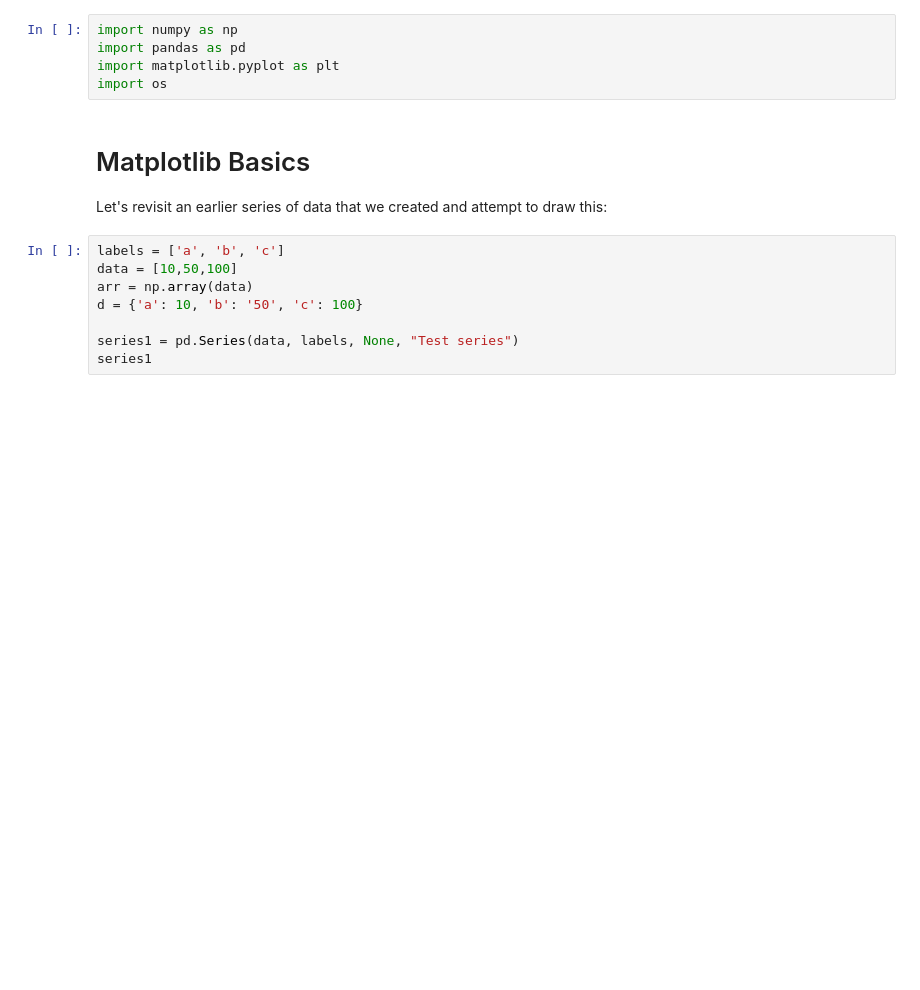
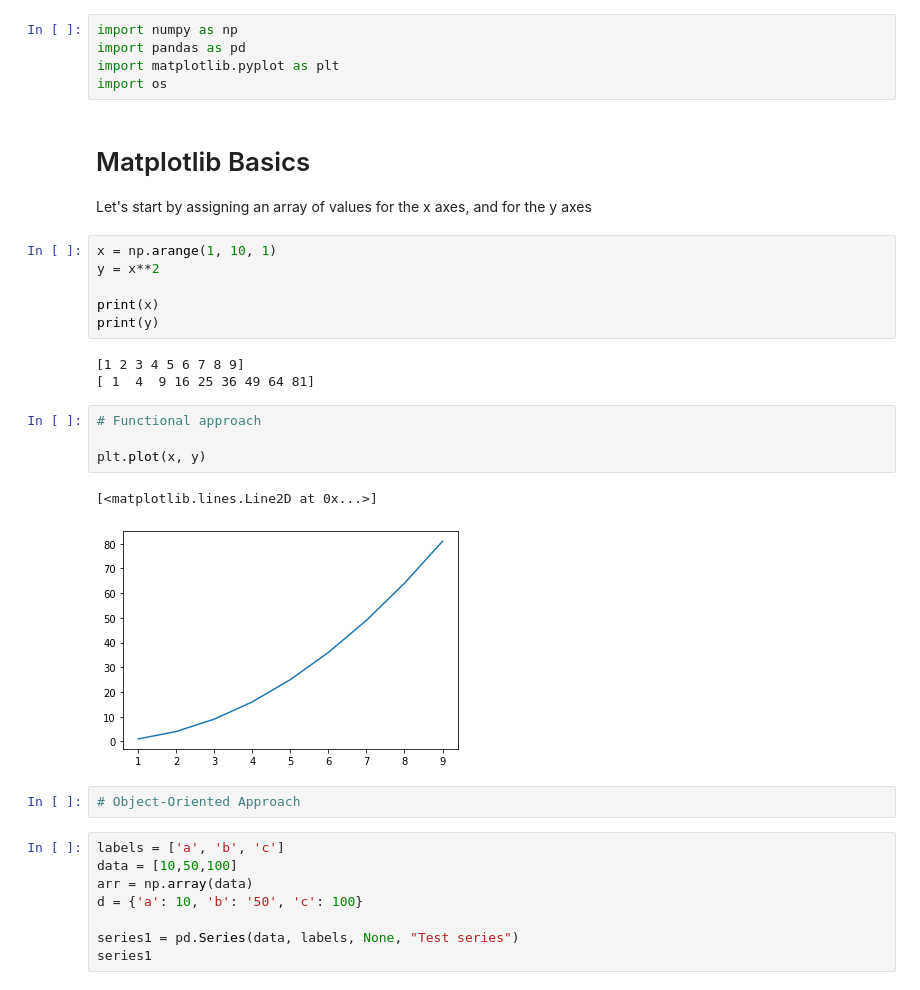
Before and after one commit to arutsh/Python-Programming-for-Data-Science-Part-1, a Jupyter notebook: lectures/07 - Matplotlib_basics.ipynb, the cells around one changed output. Cells and saved outputs as stored; diff of their text form; blank space fills up the shorter version.

```diff
--- a/lectures/07 - Matplotlib_basics.ipynb
+++ b/lectures/07 - Matplotlib_basics.ipynb
@@ -13,7 +13,25 @@ import os
 # %% [markdown]
 # Matplotlib Basics
 
-Let's revisit an earlier series of data that we created and attempt to draw this:
+Let's start by assigning an array of values for the x axes, and for the y axes
+# %%
+x = np.arange(1, 10, 1)
+y = x**2
+
+print(x)
+print(y)
+# %% [output]
+[1 2 3 4 5 6 7 8 9]
+[ 1  4  9 16 25 36 49 64 81]
+# %%
+# Functional approach
+
+plt.plot(x, y)
+# %% [output]
+[<matplotlib.lines.Line2D at 0x...>]
+[figure, added]
+# %%
+# Object-Oriented Approach
 # %%
 labels = ['a', 'b', 'c']
 data = [10,50,100]
```
